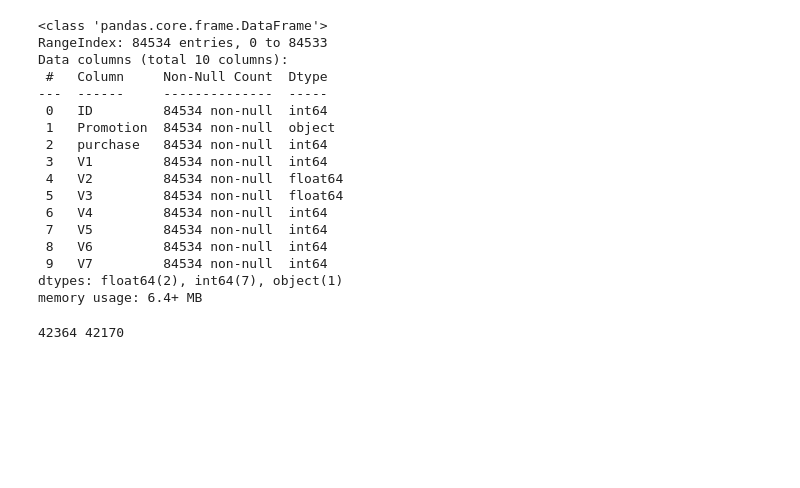
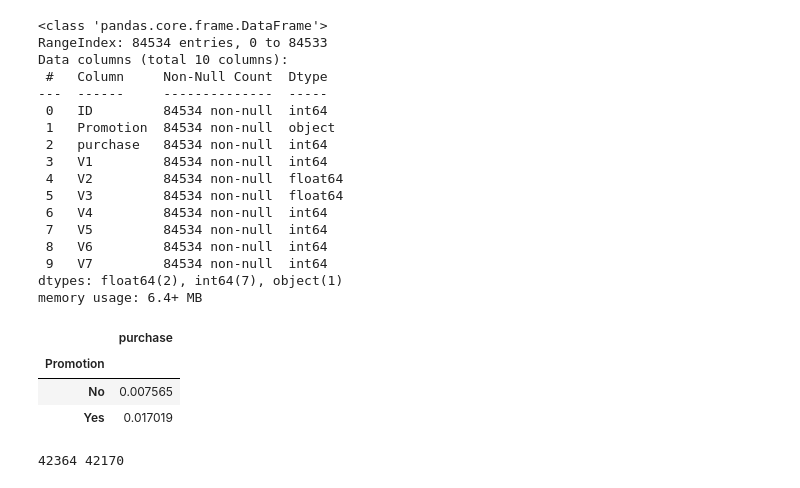
Before and after one commit to yutongwanyan98/Starbucks_experiment, a Jupyter notebook: Starbucks.ipynb, the cells around one changed output. Drawn from its saved outputs; the diff is of its cells as text; code cells hidden in the pictures; blank space fills up the shorter version.

```diff
--- a/Starbucks.ipynb
+++ b/Starbucks.ipynb
@@ -104,6 +104,13 @@ Data columns (total 10 columns):
  9   V7         84534 non-null  int64
 dtypes: float64(2), int64(7), object(1)
 memory usage: 6.4+ MB
+# %%
+train_data.groupby('Promotion').agg({'purchase':'mean'})
+# %% [output]
+|  | purchase |
+| Promotion |  |
+| No | 0.007565 |
+| Yes | 0.017019 |
 # %%
 # treatment group and control group
 # first, make sure two groups are approximately the same
```
Also changed, not shown: parts of 7 cells of this notebook.
